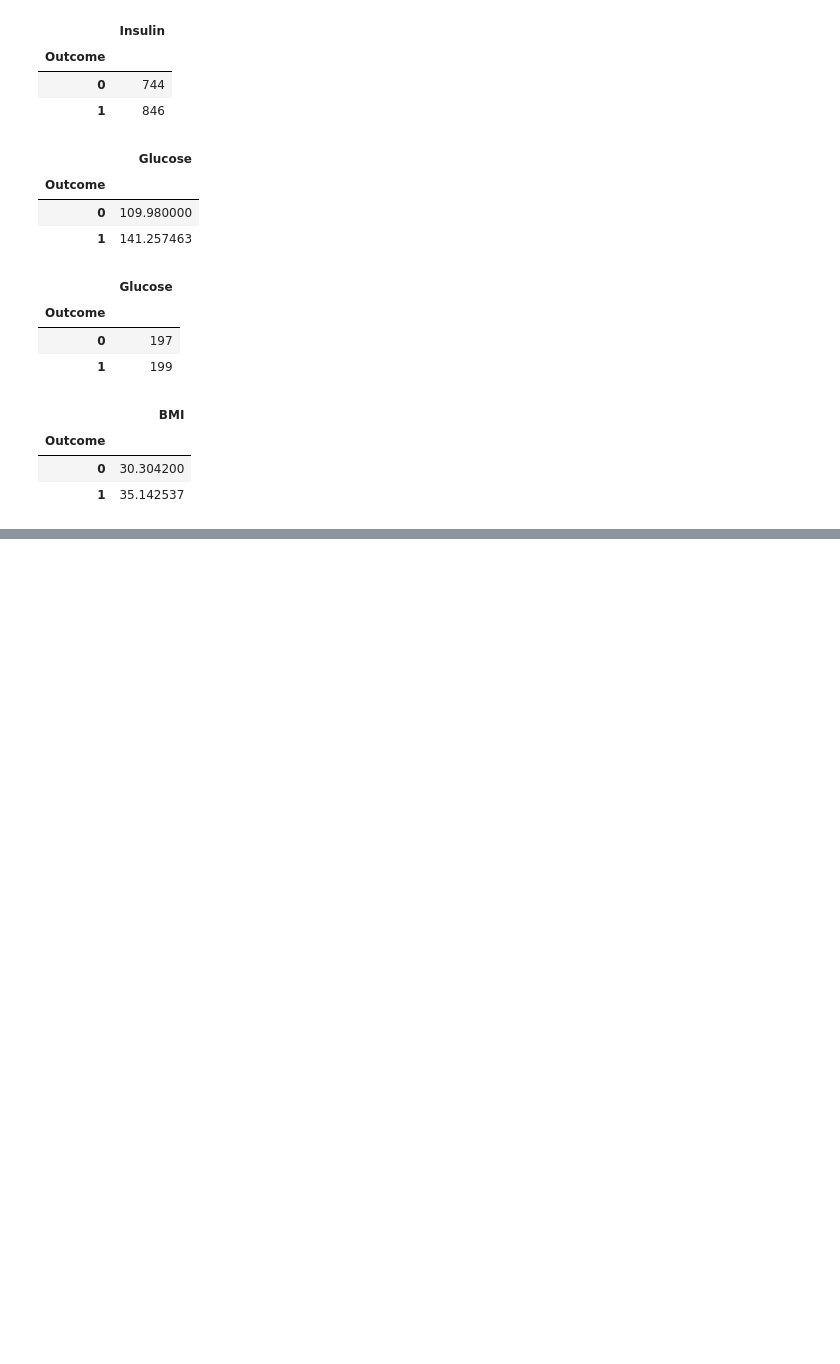
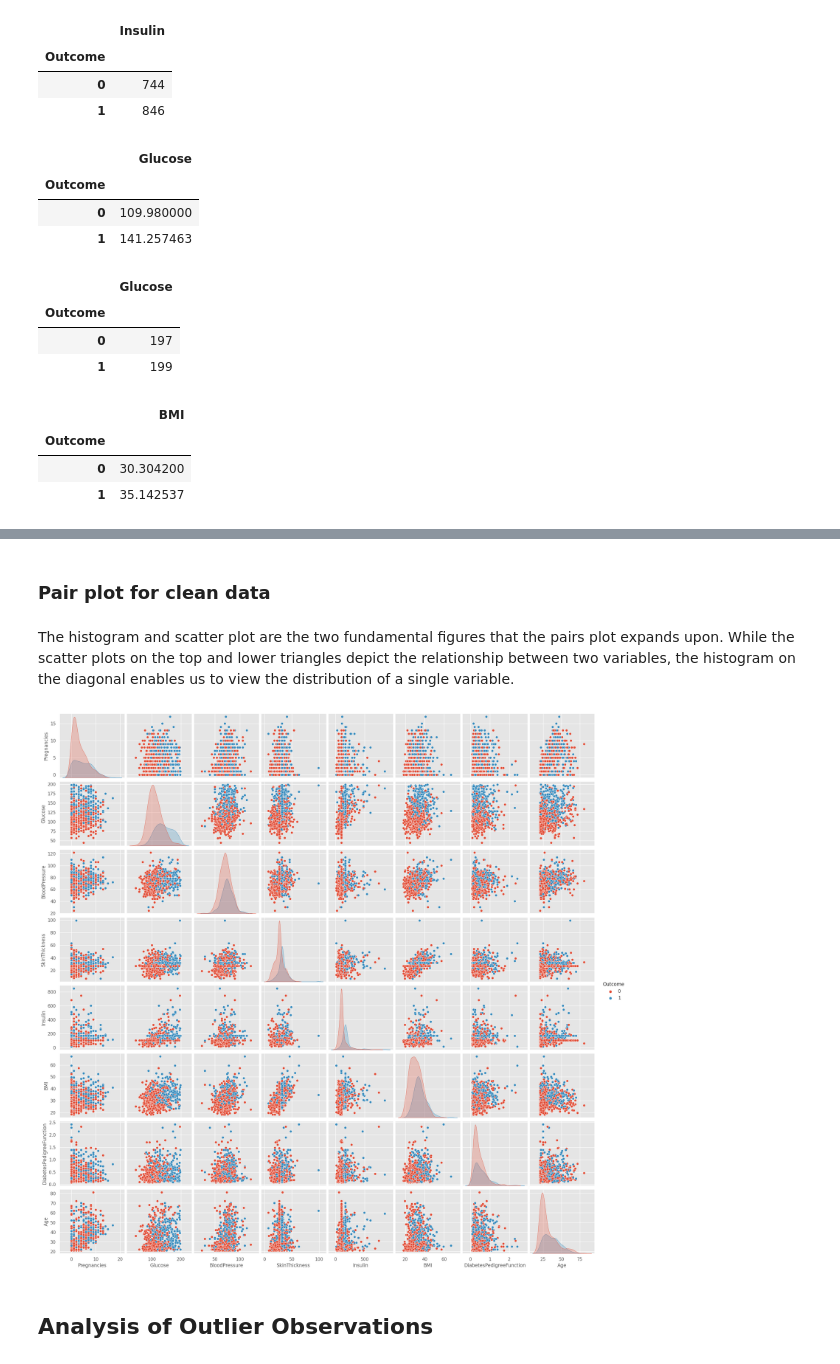
Before and after one commit to DurjoyAcharya/Diabetes-Prediction, a Jupyter notebook: Diabetes_Prediction.ipynb, the cells around one changed output, grey strips where cells are left out. Cells and saved outputs as stored; diff of their text form; code cells hidden in the pictures; blank space fills up the shorter version.

```diff
--- a/Diabetes_Prediction.ipynb
+++ b/Diabetes_Prediction.ipynb
@@ -198,0 +248,8 @@ data_frame.corr()
+# %%
+# The values to be given for incomplete observations are given the median value of people who are not sick and the median values of people who are sick.
+columns = data_frame.columns
+columns = columns.drop("Outcome")
+for i in columns:
+    targetMedian(i)
+    data_frame.loc[(data_frame['Outcome'] == 0 ) & (data_frame[i].isnull()), i] = targetMedian(i)[i][0]
+    data_frame.loc[(data_frame['Outcome'] == 1 ) & (data_frame[i].isnull()), i] = targetMedian(i)[i][1]
@@ -198,0 +279,10 @@ data_frame.corr()
+# %% [markdown]
+### Pair plot for clean data
+# %% [markdown]
+The histogram and scatter plot are the two fundamental figures that the pairs plot expands upon. While the scatter plots on the top and lower triangles depict the relationship between two variables, the histogram on the diagonal enables us to view the distribution of a single variable.
+# %%
+p=sns.pairplot(data_frame, hue = 'Outcome')
+# %% [output]
+[figure, added]
+# %% [markdown]
+## Analysis of Outlier Observations
```
Also changed, not shown: parts of 13 cells of this notebook.
